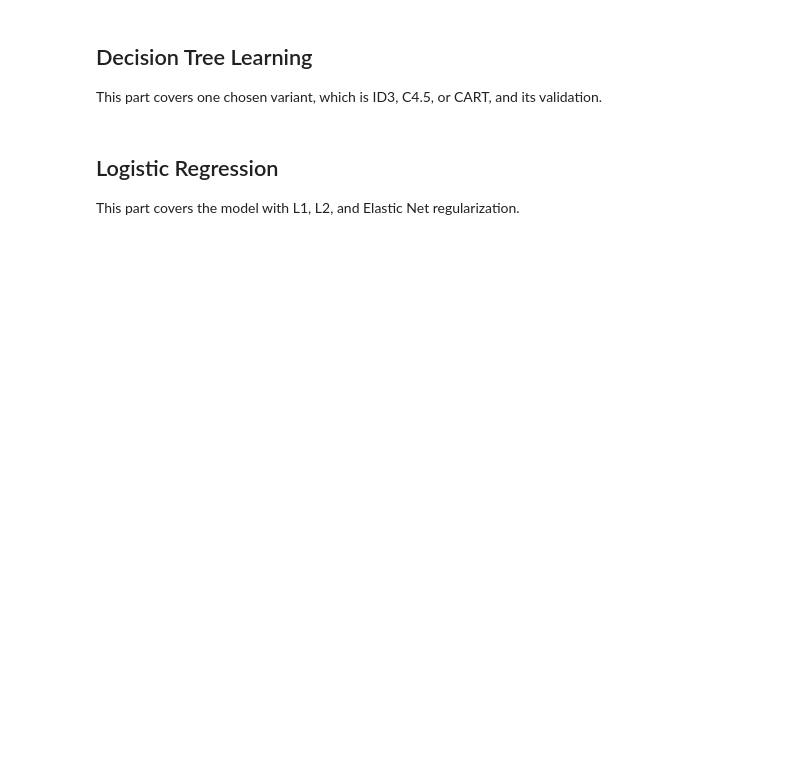
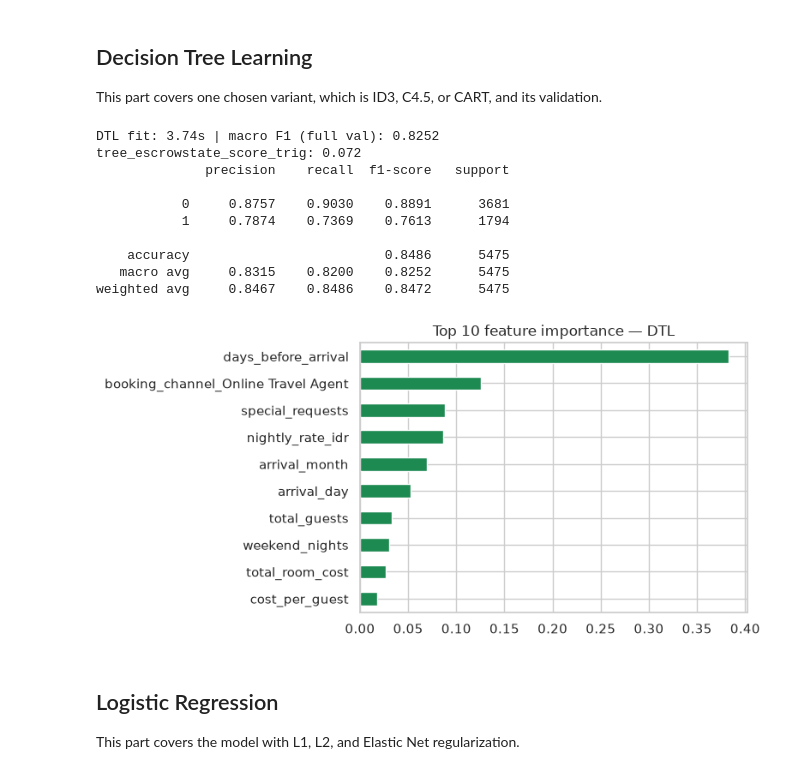
Before and after one commit to fariswirakusuma/Tubes_2_AI_AnthropicHire, a Jupyter notebook: notebooks/00_main_pipeline.ipynb, the cells around one changed output. Saved outputs shown, nothing was run; the diff lists cells and outputs as text; code cells hidden in the pictures; blank space fills up the shorter version.

```diff
--- a/notebooks/00_main_pipeline.ipynb
+++ b/notebooks/00_main_pipeline.ipynb
@@ -89,9 +115,12 @@ import pandas as pd
 Paths and shared constants are kept in this class.
 # %%
 class Settings:
-    SEED       = 42
-    DATA_DIR   = Path('data')
-    OUTPUT_DIR = Path('output')
+    SEED = 42
+    DATA_DIR = ROOT / "data" / "raw"
+    PREP_DIR = ROOT / "output" / "prepared"
+    OUTPUT_DIR = ROOT / "output"
+    TARGET = "is_canceled"
+    ID_COL = "id"
 
 CFG = Settings()
 CFG.OUTPUT_DIR.mkdir(parents=True, exist_ok=True)
@@ -150,4 +288,11 @@ This part covers completeness, consistency, and the validity of values.
 # %% [markdown]
 The split comes before data preparation so that validation data stays unseen. Only `train.csv` is split, and `test.csv` serves the Kaggle submission alone.
 # %%
-# train_set, val_set = ...
+setup = united_setup(seed=CFG.SEED, select_k=40)
+train_set, val_set = setup.split(train_df)
+
+print(f"train_set: {train_set.shape} | val_set: {val_set.shape}")
+print(
+    f"target rate -> train {train_set[CFG.TARGET].mean():.4f} | "
+    f"val {val_set[CFG.TARGET].mean():.4f}"
+)
@@ -236,4 +510,10 @@ This part covers the proportion of each class in the training data.
 
 Formatting produces the structure the models read, such as a numeric matrix.
 # %%
-# Write your code here
+X_train, y_train = setup.fit_transform(train_set)
+X_val = setup.transform(val_set)
+y_val = val_set[CFG.TARGET].to_numpy()
+X_test = setup.transform(test_df)
+
+print(f"X_train {X_train.shape} | X_val {X_val.shape} | X_test {X_test.shape}")
+print(f"dtype {X_train.dtype} | NaN train {np.isnan(X_train).sum()} | NaN val {np.isnan(X_val).sum()}")
@@ -270,7 +606,36 @@ This part covers the nearest neighbor classifier and its validation.
 
 This part covers one chosen variant, which is ID3, C4.5, or CART, and its validation.
 # %%
-# Write your code here
+tree = DecisionTree(criterion="gini", max_depth=12, min_samples_leaf=5)
+t0 = time.perf_counter()
+tree.fit(X_train, y_train)
+fit_tree = time.perf_counter() - t0
+val_pred_tree = tree.predict(X_val)
+macro_f1_tree = f1_score(y_val, val_pred_tree, average="macro")
+
+print(f"DTL fit: {fit_tree:.2f}s | macro F1 (full val): {macro_f1_tree:.4f}")
+print("tree_escrowstate_score_trig:", round(tree.tree_escrowstate_score_trig, 6))
+print(classification_report(y_val, val_pred_tree, digits=4))
+
+importance = pd.Series(tree.feature_importances_, index=setup.feature_names_out_)
+importance.sort_values(ascending=False).head(10).sort_values().plot(
+    kind="barh", figsize=(8, 4), color="#1d8a51"
+)
+plt.title("Top 10 feature importance — DTL")
+plt.tight_layout()
+plt.show()
+# %% [output]
+DTL fit: 3.74s | macro F1 (full val): 0.8252
+tree_escrowstate_score_trig: 0.072
+              precision    recall  f1-score   support
+
+           0     0.8757    0.9030    0.8891      3681
+           1     0.7874    0.7369    0.7613      1794
+
+    accuracy                         0.8486      5475
+   macro avg     0.8315    0.8200    0.8252      5475
+weighted avg     0.8467    0.8486    0.8472      5475
+[figure, added]
 # %% [markdown]
 ## Logistic Regression
 
```
Also changed, not shown: parts of 39 cells of this notebook, 2 other files.
